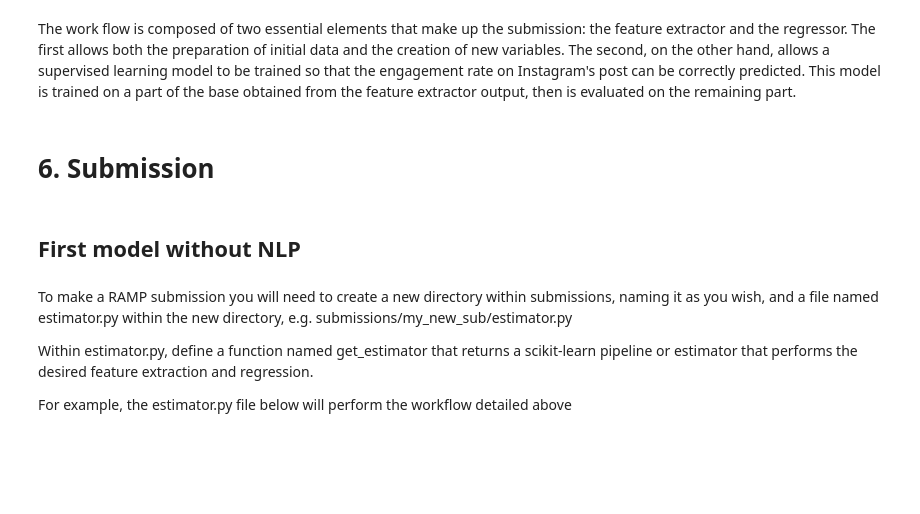
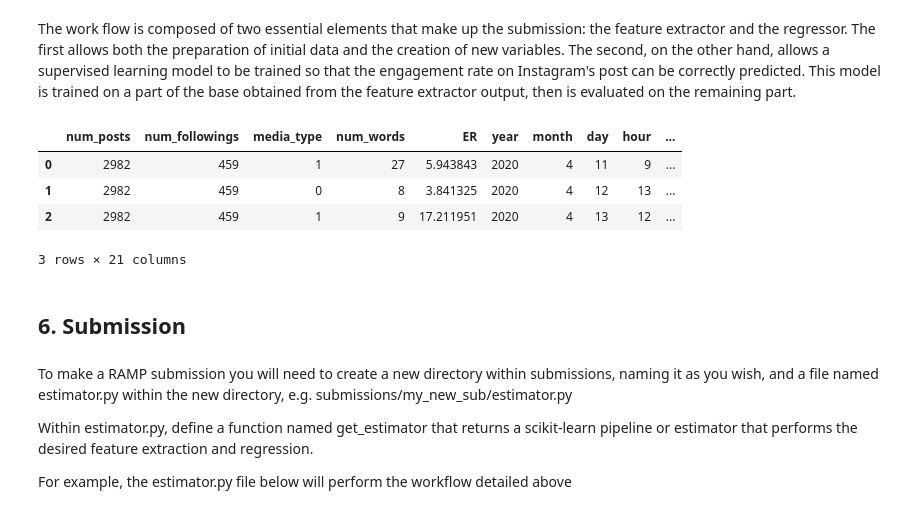
Before and after one commit to BadrAlpha07/Data-Camp-Project, a Jupyter notebook: Starting_kit_engagement_rate.ipynb, the cells around one changed output. Saved outputs shown, nothing was run; the diff lists cells and outputs as text; code cells hidden in the pictures; blank space fills up the shorter version.

```diff
--- a/Starting_kit_engagement_rate.ipynb
+++ b/Starting_kit_engagement_rate.ipynb
@@ -475,7 +476,42 @@ The work flow is composed of two essential elements that make up the submission:
+# %%
+df = pd.read_csv('final_data.csv')
+df = df.drop(columns = ['Unnamed: 0', 'num_followers','num_comments','num_likes','post_description',
+                       'clean_post_description'])
+df['sentiment'] = df['sentiment'].replace({'neutral':0,'positive':1,'negative':-1})
+df['media_type'] = df['media_type'].replace({'Photo':0,'Video':1})
+
+df['Day_week'] = LabelEncoder().fit_transform(df['Day_week'])
+
+df['pr_activity'] = df['pr_activity'].apply(lambda x : x.lower())
+df['pr_activity'] = df['pr_activity'].apply(lambda x : x.replace(' et ',''))
+df['pr_activity'] = df['pr_activity'].apply(lambda x : x.replace('cienne','cien'))
+df['pr_activity'] = df['pr_activity'].apply(lambda x : x.replace('trice','teur'))
+df['pr_activity'] = df['pr_activity'].apply(lambda x : x.replace('comédienne','acteur'))
+df['pr_activity'] = df['pr_activity'].replace({'footballeur':'Sportif',
+                                        'joueur de basket-ball':'Sportif','acteur':'Acteur/Actrice',
+                                        'acteurcatcheur professionnel':'Acteur/Actrice','magazine':'Marque',
+                                        'vêtements':'Marque','musicienacteur':'Musicien/Musicienne',
+                                        'club de football':'Marque', 'joueur de cricket':'Sportif',
+                                        'ex-footballeur':'Sportif','agence spatiale':'Marque',
+                                        'compétition de football':'Marque','acteurmusicien':'Acteur/Actrice',
+                                        'lingerie':'Marque','modèle':'Modèle','musicien':'Musicien/Musicienne',
+                                         'personnalité de téléréalitémodèle': 'Personnalité de téléréalité',
+                                         'personnalité de téléréalité':'Personnalité de téléréalité'})
+df = df[df['pr_activity'] != 'Marque']
+
+df = pd.concat([df, pd.get_dummies(df['pr_activity'])],axis=1)
+df = df.drop(columns = ['pr_activity','Modèle','influencer'])
+
+
+df.head(3)
+# %% [output]
+|  | num_posts | num_followings | media_type | num_words | ER | year | month | day | hour | ... |
+| 0 | 2982 | 459 | 1 | 27 | 5.943843 | 2020 | 4 | 11 | 9 | ... |
+| 1 | 2982 | 459 | 0 | 8 | 3.841325 | 2020 | 4 | 12 | 13 | ... |
+| 2 | 2982 | 459 | 1 | 9 | 17.211951 | 2020 | 4 | 13 | 12 | ... |
+3 rows × 21 columns
 # %% [markdown]
-# 6. Submission
+## 6. Submission
-# %% [markdown]
-## First model without NLP
 # %% [markdown]
 To make a RAMP submission you will need to create a new directory within submissions, naming it as you wish, and a file named estimator.py within the new directory, e.g. submissions/my_new_sub/estimator.py
 
```
Also changed, not shown: parts of 3 cells of this notebook.
